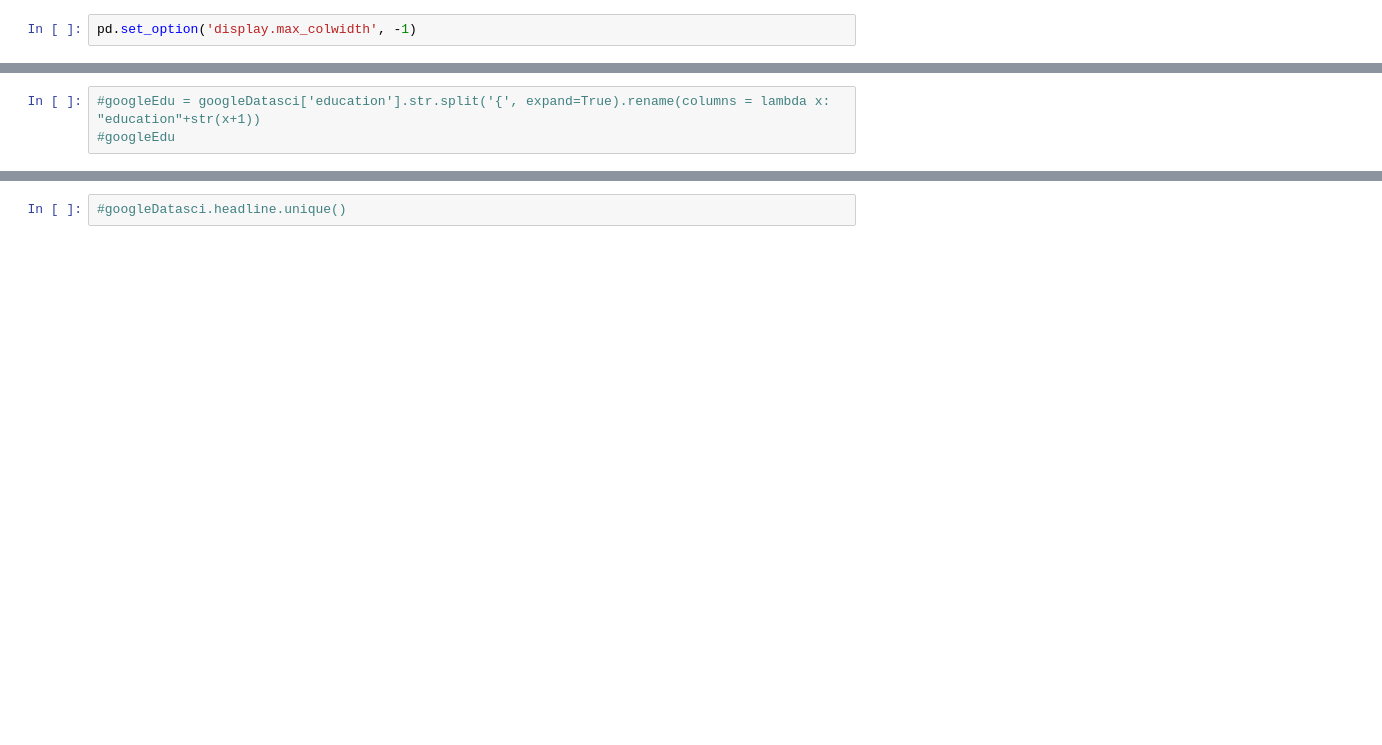
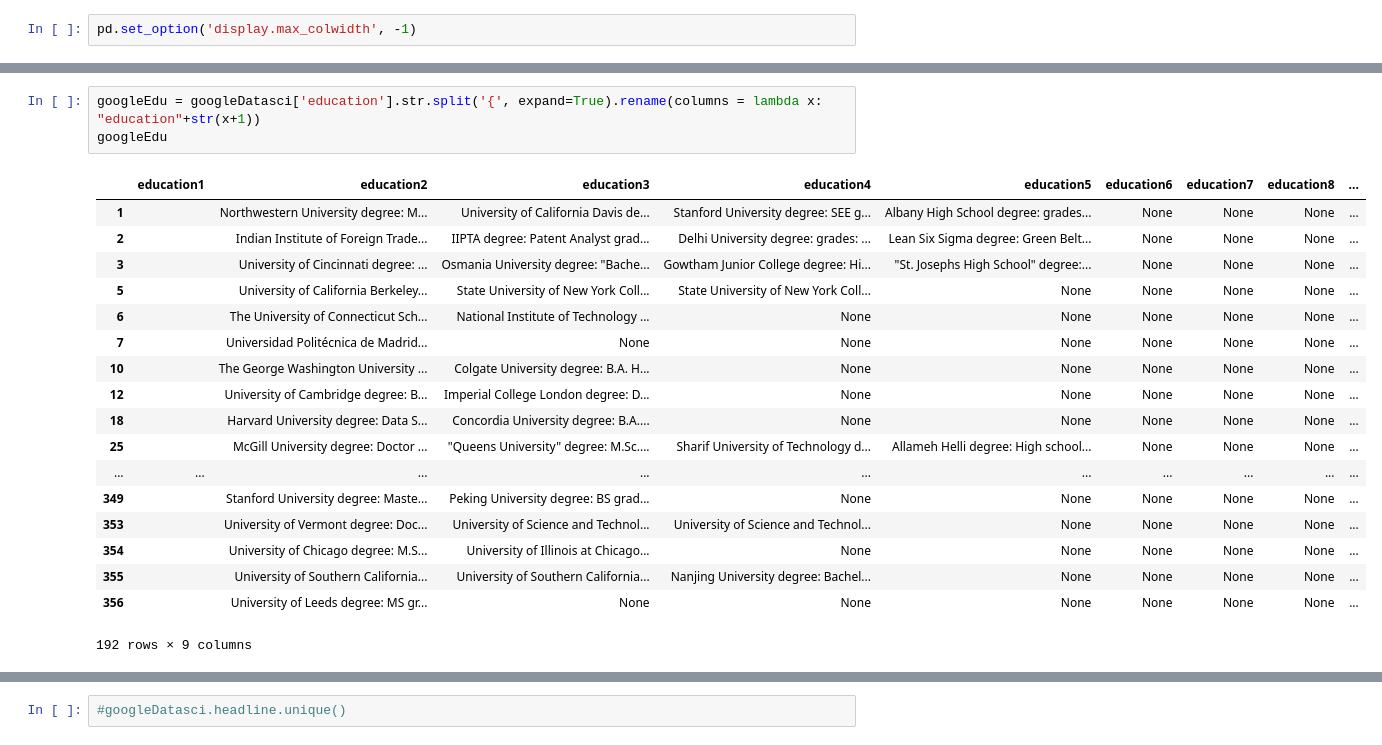
Before and after one commit to mbriones/LinkedinDiversity, a Jupyter notebook: Linkedinsights.ipynb, the cells around one changed output, grey strips where cells are left out. Saved outputs shown, nothing was run; the diff lists cells and outputs as text; blank space fills up the shorter version.

```diff
--- a/Linkedinsights.ipynb
+++ b/Linkedinsights.ipynb
@@ -99,3 +113,22 @@ googleDatasci
 # %%
-#googleEdu = googleDatasci['education'].str.split('{', expand=True).rename(columns = lambda x: "education"+str(x+1))
-#googleEdu
+googleEdu = googleDatasci['education'].str.split('{', expand=True).rename(columns = lambda x: "education"+str(x+1))
+googleEdu
+# %% [output]
+|  | education1 | education2 | education3 | education4 | education5 | education6 | education7 | education8 | ... |
+| 1 |  | Northwestern University degree: M... | University of California Davis de... | Stanford University degree: SEE g... | Albany High School degree: grades... | None | None | None | ... |
+| 2 |  | Indian Institute of Foreign Trade... | IIPTA degree: Patent Analyst grad... | Delhi University degree: grades: ... | Lean Six Sigma degree: Green Belt... | None | None | None | ... |
+| 3 |  | University of Cincinnati degree: ... | Osmania University degree: "Bache... | Gowtham Junior College degree: Hi... | "St. Josephs High School" degree:... | None | None | None | ... |
+| 5 |  | University of California Berkeley... | State University of New York Coll... | State University of New York Coll... | None | None | None | None | ... |
+| 6 |  | The University of Connecticut Sch... | National Institute of Technology ... | None | None | None | None | None | ... |
+| 7 |  | Universidad Politécnica de Madrid... | None | None | None | None | None | None | ... |
+| 10 |  | The George Washington University ... | Colgate University degree: B.A. H... | None | None | None | None | None | ... |
+| 12 |  | University of Cambridge degree: B... | Imperial College London degree: D... | None | None | None | None | None | ... |
+| 18 |  | Harvard University degree: Data S... | Concordia University degree: B.A.... | None | None | None | None | None | ... |
+| 25 |  | McGill University degree: Doctor ... | "Queens University" degree: M.Sc.... | Sharif University of Technology d... | Allameh Helli degree: High school... | None | None | None | ... |
+| ... | ... | ... | ... | ... | ... | ... | ... | ... | ... |
+| 349 |  | Stanford University degree: Maste... | Peking University degree: BS grad... | None | None | None | None | None | ... |
+| 353 |  | University of Vermont degree: Doc... | University of Science and Technol... | University of Science and Technol... | None | None | None | None | ... |
+| 354 |  | University of Chicago degree: M.S... | University of Illinois at Chicago... | None | None | None | None | None | ... |
+| 355 |  | University of Southern California... | University of Southern California... | Nanjing University degree: Bachel... | None | None | None | None | ... |
+| 356 |  | University of Leeds degree: MS gr... | None | None | None | None | None | None | ... |
+192 rows × 9 columns
```
Also changed, not shown: parts of 5 cells of this notebook.
